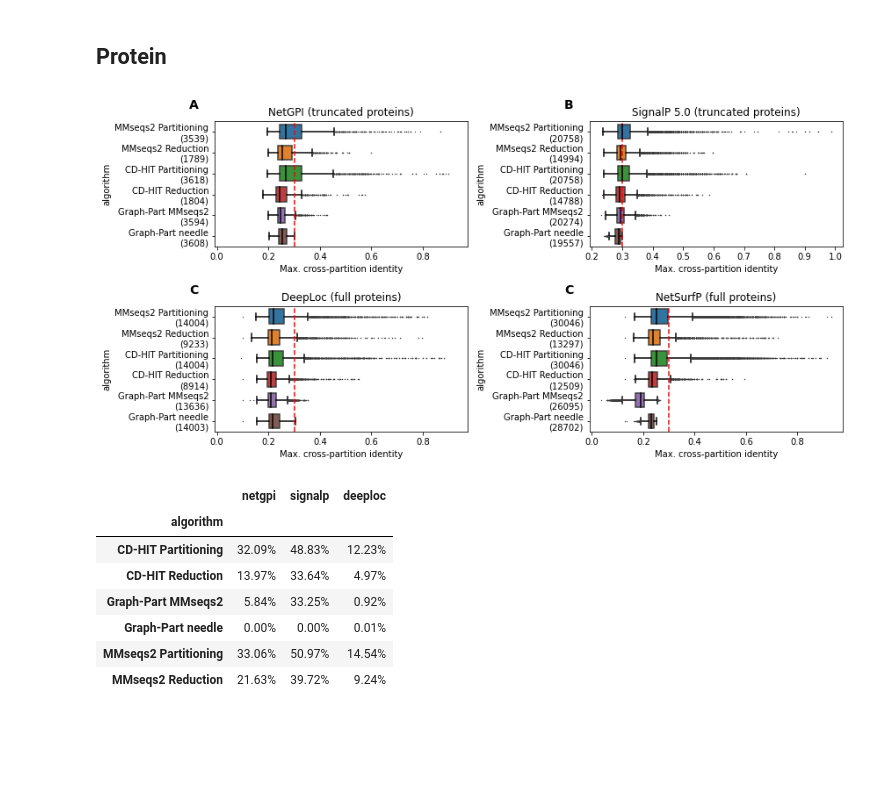
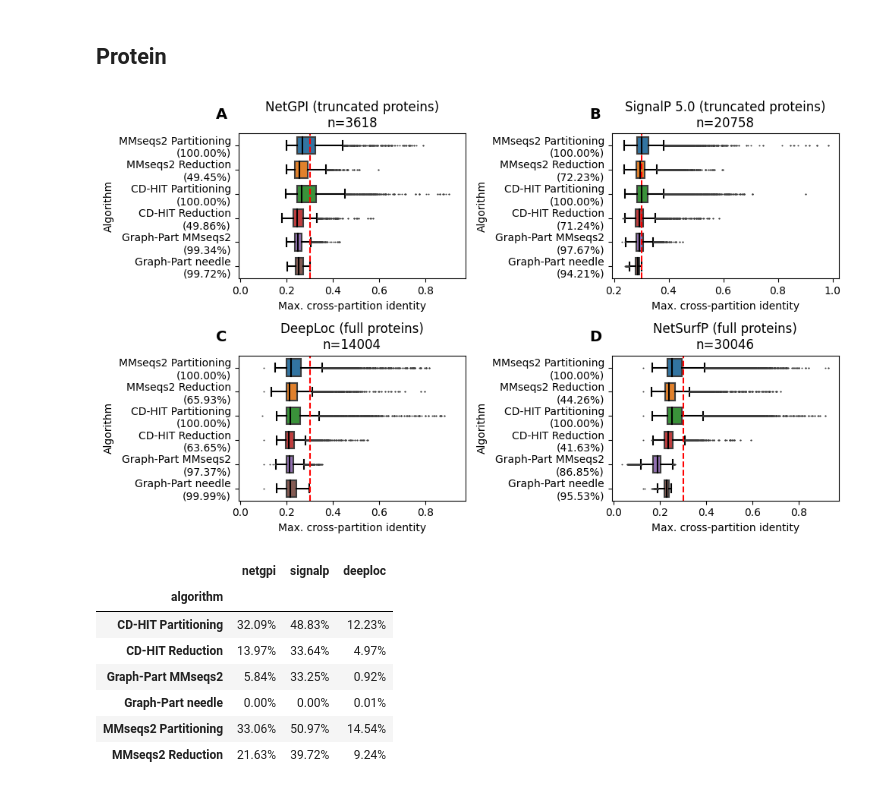
Before and after one commit to graph-part/graph-part, a Jupyter notebook: benchmarking/figures.ipynb, the cells around one changed output. Drawn from its saved outputs; the diff is of its cells as text; code cells hidden in the pictures; blank space fills up the shorter version.

```diff
--- a/benchmarking/figures.ipynb
+++ b/benchmarking/figures.ipynb
@@ -69,7 +69,7 @@ plt.tight_layout()
 # %% [markdown]
 # Partition quality plots
 # %%
-def add_counts_to_seaborn_plot(ax, df, separator='\n'):
+def add_counts_to_seaborn_plot(ax, df, separator='\n', total=None):
     '''Add the observation counts to a seaborn violin plot/box plot'''
     dataframe_key = ax.get_ylabel()
     df[dataframe_key] = df[dataframe_key].astype(str)
@@ -78,7 +78,11 @@ def add_counts_to_seaborn_plot(ax, df, separator='\n'):
     for label in ax.get_yticklabels():
         label_text = label.get_text()
         n = counts.loc[label_text]
-        new_ticks.append(label_text + separator + '('+str(n)+')')
+        if total is None:
+            new_ticks.append(label_text + separator + '('+str(n)+')')
+        else:
+            # new_ticks.append(label_text + separator + '('+str(n)+', {:.2f}%)'.format(n/total*100))
+            new_ticks.append(label_text + separator + '({:.2f}%)'.format(n/total*100))
 
     ax.set_yticklabels(new_ticks)
 # %% [markdown]
@@ -118,57 +122,67 @@ PROPS = {
     'width':0.7,
 }
 # %%
-fig = plt.figure(figsize=(12,6))
+fig = plt.figure(figsize=(10,6))
 
 with sns.axes_style(None):
     plt.subplot(2,2,1)
     df = get_data_as_df('netgpi')
     ax1 = sns.boxplot(data=df, y='algorithm', x='value', **PROPS)
-    add_counts_to_seaborn_plot(ax1, df)
+    total = df.loc[df['algorithm'] == 'CD-HIT Partitioning'].shape[0]
+    add_counts_to_seaborn_plot(ax1, df, total=total)
     plt.axvline(0.3, linestyle='--', color='red')
-    plt.title('NetGPI (truncated proteins)')
+    plt.title(f'NetGPI (truncated proteins)\nn={total}')
     plt.xlabel('Max. cross-partition identity')
+    plt.ylabel('Algorithm')
 
     ax1.text(-0.1, 1.1, 'A', transform=ax1.transAxes,
             size=14, weight='bold')
 
     plt.subplot(2,2,2)
     df = get_data_as_df('signalp')
     ax = sns.boxplot(data=df, y='algorithm', x='value', **PROPS)
-    add_counts_to_seaborn_plot(ax, df)
+    total = df.loc[df['algorithm'] == 'CD-HIT Partitioning'].shape[0]
+    add_counts_to_seaborn_plot(ax, df, total=total)
     plt.axvline(0.3, linestyle='--', color='red')
-    plt.title('SignalP 5.0 (truncated proteins)')
+    plt.title(f'SignalP 5.0 (truncated proteins)\nn={total}')
     plt.xlabel('Max. cross-partition identity')
+    plt.ylabel('Algorithm')
 
     ax.text(-0.1, 1.1, 'B', transform=ax.transAxes,
             size=14, weight='bold')
 
     plt.subplot(2,2,3, sharex=ax1)
     df = get_data_as_df('deeploc')
     ax = sns.boxplot(data=df, y='algorithm', x='value', **PROPS)
-    add_counts_to_seaborn_plot(ax, df)
+    total = df.loc[df['algorithm'] == 'CD-HIT Partitioning'].shape[0]
+    add_counts_to_seaborn_plot(ax, df, total=total)
     plt.axvline(0.3, linestyle='--', color='red')
-    plt.title('DeepLoc (full proteins)')
+    plt.title(f'DeepLoc (full proteins)\nn={total}')
     plt.xlabel('Max. cross-partition identity')
+    plt.ylabel('Algorithm')
 
     ax.text(-0.1, 1.1, 'C', transform=ax.transAxes,
             size=14, weight='bold')
 
 
     plt.subplot(2,2,4, sharex=ax1)
     df = get_data_as_df('netsurfp')
     ax = sns.boxplot(data=df, y='algorithm', x='value', **PROPS)
-    add_counts_to_seaborn_plot(ax, df)
+    total = df.loc[df['algorithm'] == 'CD-HIT Partitioning'].shape[0]
+    add_counts_to_seaborn_plot(ax, df, total=total)
     plt.axvline(0.3, linestyle='--', color='red')
-    plt.title('NetSurfP (full proteins)')
+    plt.title(f'NetSurfP (full proteins)\nn={total}')
     plt.xlabel('Max. cross-partition identity')
+    plt.ylabel('Algorithm')
 
-    ax.text(-0.1, 1.1, 'C', transform=ax.transAxes,
+    ax.text(-0.1, 1.1, 'D', transform=ax.transAxes,
             size=14, weight='bold')
 
     plt.tight_layout()
+    plt.savefig('figure_2.png', dpi=1200)
+    plt.savefig('figure_2.svg')
 # %% [output]
-[figure, old version]
+[figure, new version]
 # %%
 threshold = 0.3
 overlap = {}
```
Also changed, not shown: parts of 22 cells of this notebook, 3 other files.
